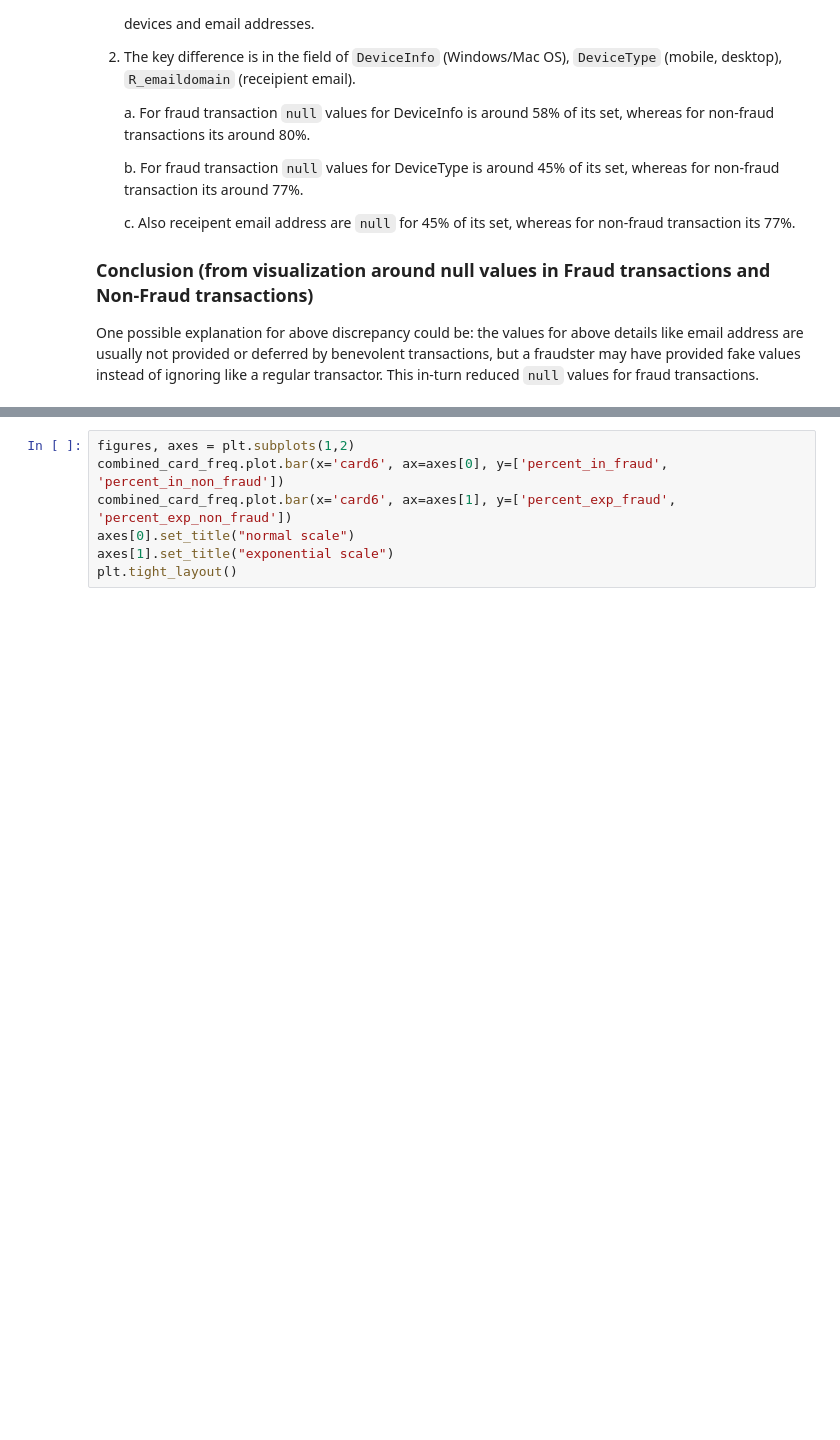
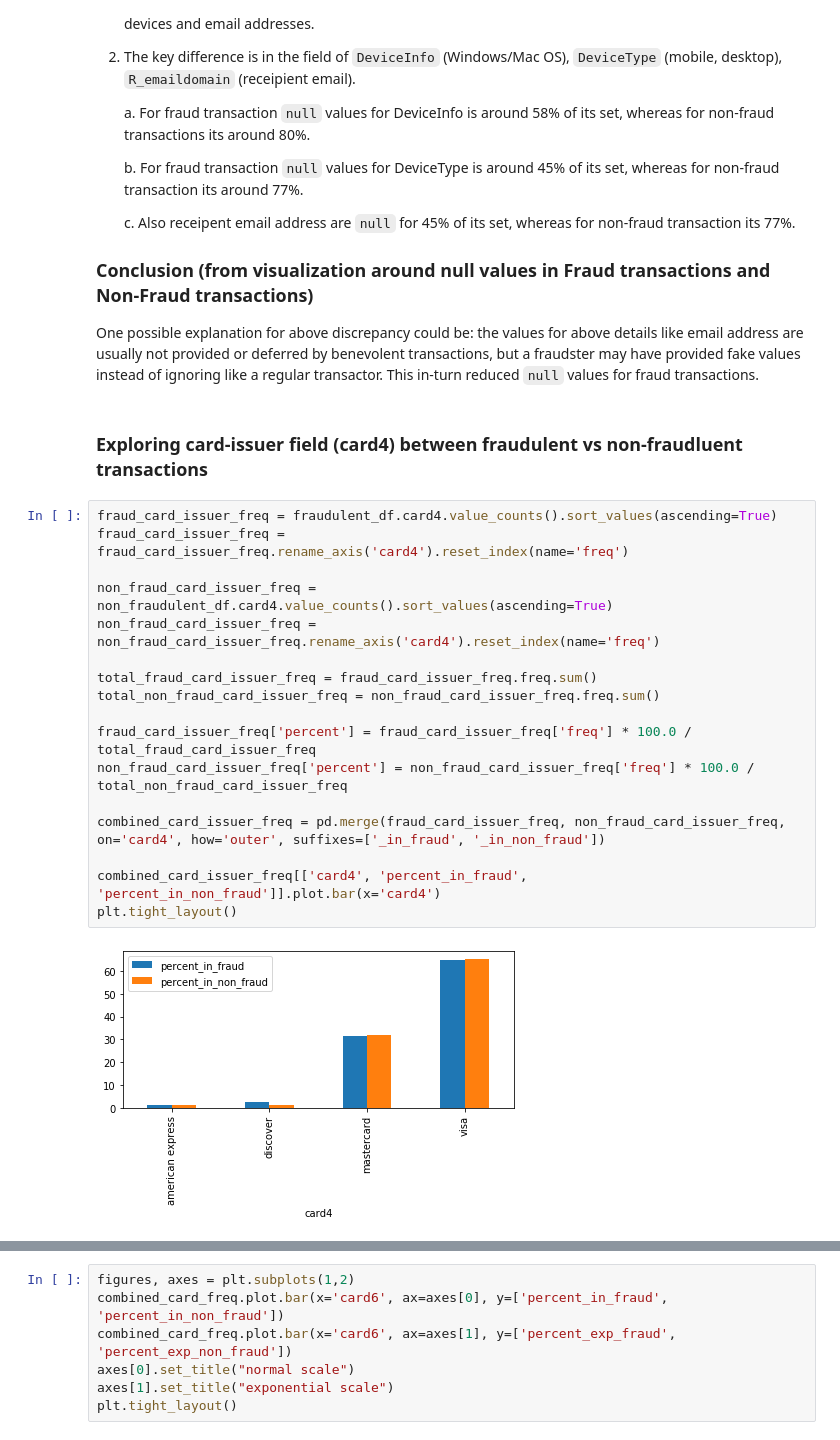
Before and after one commit to ParasAvkirkar/IEEEFraudDetection, a Jupyter notebook: analysis/analysisNotebook.ipynb, the cells around one changed output, grey strips where cells are left out. Saved outputs shown, nothing was run; the diff lists cells and outputs as text; blank space fills up the shorter version.

Commit message:
add cleaning for card and email related fields (missing values)

```diff
--- a/analysis/analysisNotebook.ipynb
+++ b/analysis/analysisNotebook.ipynb
@@ -96,3 +96,24 @@ total_null_stats.head(20)
 
   ### Conclusion (from visualization around null values in Fraud transactions and Non-Fraud transactions) ###
  One possible explanation for above discrepancy could be: the values for above details like email address are usually not provided or deferred by benevolent transactions, but a fraudster may have provided fake values instead of ignoring like a regular transactor. This in-turn reduced `null` values for fraud transactions.
+# %% [markdown]
+### Exploring card-issuer field (card4) between fraudulent vs non-fraudluent transactions
+# %%
+fraud_card_issuer_freq = fraudulent_df.card4.value_counts().sort_values(ascending=True)
+fraud_card_issuer_freq = fraud_card_issuer_freq.rename_axis('card4').reset_index(name='freq')
+
+non_fraud_card_issuer_freq = non_fraudulent_df.card4.value_counts().sort_values(ascending=True)
+non_fraud_card_issuer_freq = non_fraud_card_issuer_freq.rename_axis('card4').reset_index(name='freq')
+
+total_fraud_card_issuer_freq = fraud_card_issuer_freq.freq.sum()
+total_non_fraud_card_issuer_freq = non_fraud_card_issuer_freq.freq.sum()
+
+fraud_card_issuer_freq['percent'] = fraud_card_issuer_freq['freq'] * 100.0 / total_fraud_card_issuer_freq
+non_fraud_card_issuer_freq['percent'] = non_fraud_card_issuer_freq['freq'] * 100.0 / total_non_fraud_card_issuer_freq
+
+combined_card_issuer_freq = pd.merge(fraud_card_issuer_freq, non_fraud_card_issuer_freq, on='card4', how='outer', suffixes=['_in_fraud', '_in_non_fraud'])
+
+combined_card_issuer_freq[['card4', 'percent_in_fraud', 'percent_in_non_fraud']].plot.bar(x='card4')
+plt.tight_layout()
+# %% [output]
+[figure, added]
```
Also changed, not shown: parts of 18 cells of this notebook, 1 other file.
